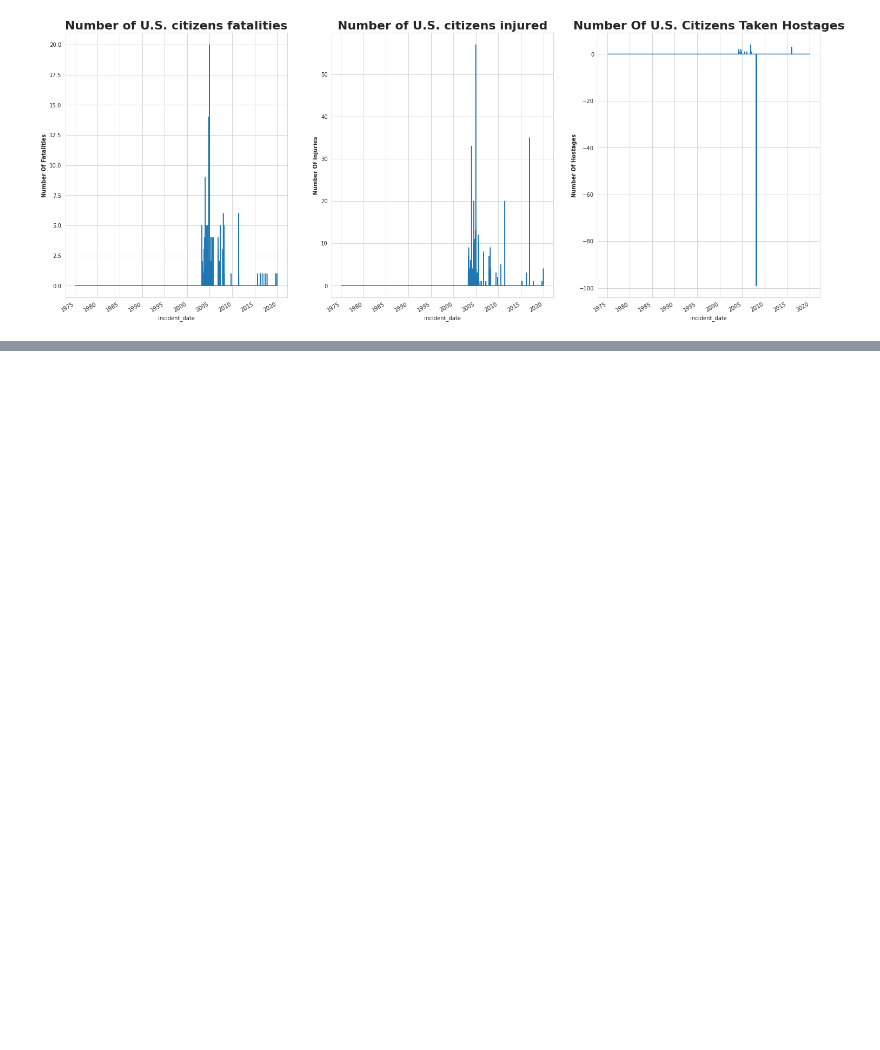
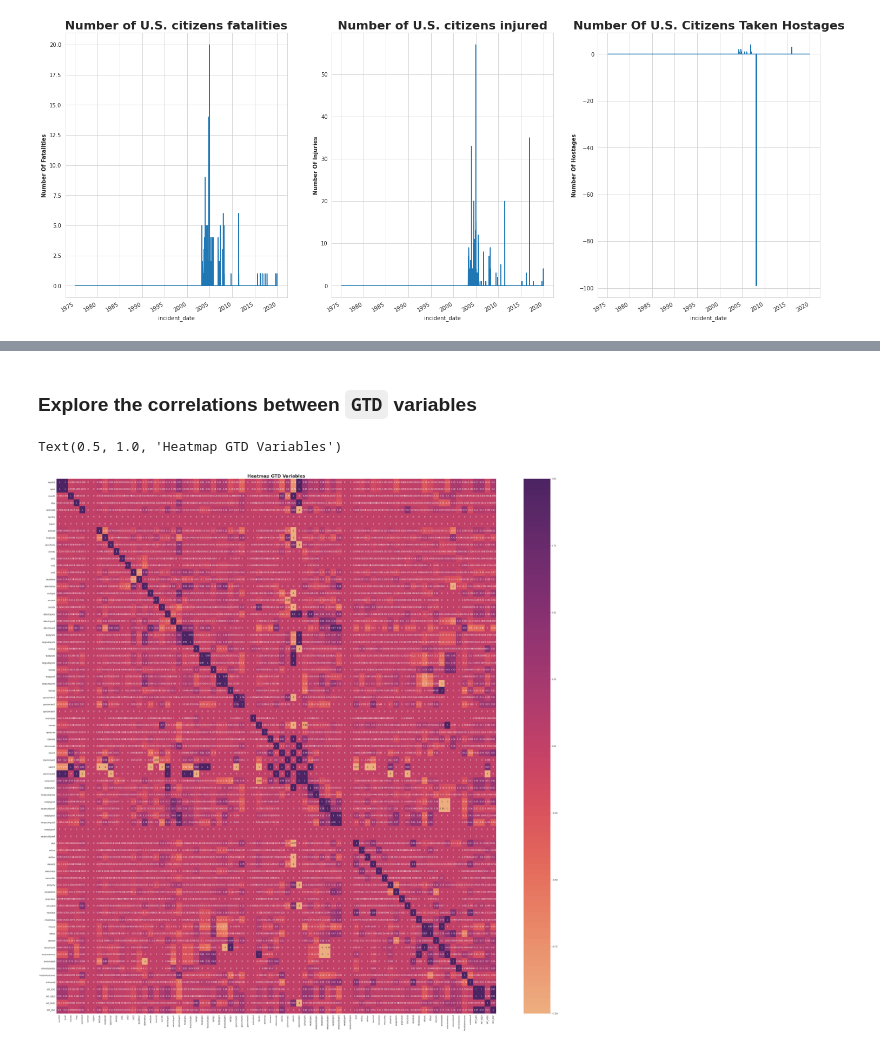
Before and after one commit to ratmadjads/DSC680, a Jupyter notebook: notebooks/DSC680_MileStoneThree_AtmadjaRio.ipynb, the cells around one changed output, grey strips where cells are left out. Drawn from its saved outputs; the diff is of its cells as text; code cells hidden in the pictures; blank space fills up the shorter version.

```diff
--- a/notebooks/DSC680_MileStoneThree_AtmadjaRio.ipynb
+++ b/notebooks/DSC680_MileStoneThree_AtmadjaRio.ipynb
@@ -609,0 +706,9 @@ ax.grid(True)
+# %% [markdown]
+### **Explore the correlations between `GTD` variables**
+# %%
+plt.rcParams['figure.figsize'] = (50,50)
+ax = sns.heatmap(iraq_df.corr().replace({np.nan:0}), cmap=ListedColormap(sns.color_palette(palette='flare', n_colors=100)), annot=True)
+ax.set_title("Heatmap GTD Variables", fontweight='bold', fontsize=22)
+# %% [output]
+Text(0.5, 1.0, 'Heatmap GTD Variables')
+[figure, added]
```
Also changed, not shown: parts of 27 cells of this notebook.
